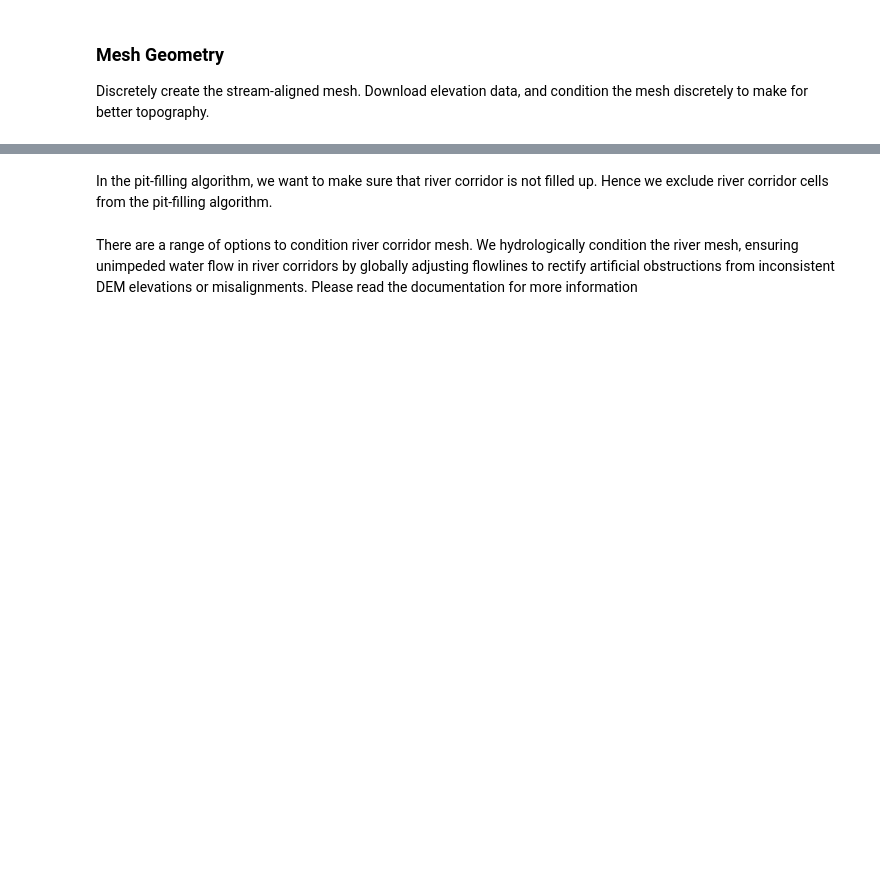
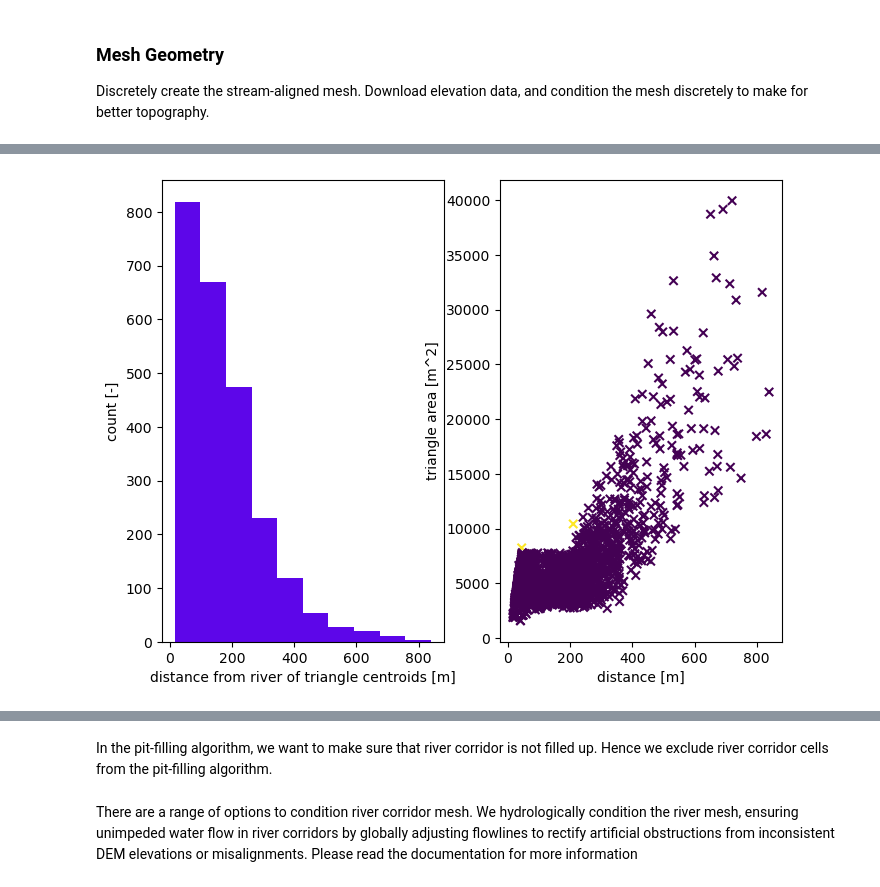
Before and after one commit to environmental-modeling-workflows/watershed-workflow, a Jupyter notebook: examples/coweeta_stream_aligned_mesh.ipynb, the cells around one changed output, grey strips where cells are left out. Cells and saved outputs as stored; diff of their text form; code cells hidden in the pictures; blank space fills up the shorter version.

```diff
--- a/examples/coweeta_stream_aligned_mesh.ipynb
+++ b/examples/coweeta_stream_aligned_mesh.ipynb
@@ -308,7 +326,7 @@ Discretely create the stream-aligned mesh.  Download elevation data, and conditi
 # width of reach by stream order (order:width)
 def widths(reach):
     mapping = {1: 8, 2: 12, 3: 16}
-    order = reach.properties.get('stream_order', 1)
+    order = reach.properties['stream_order']
     return mapping.get(order, 8)  # default width if order not found
 
 # create the mesh
@@ -317,3 +335,4 @@ m2, areas, dists = watershed_workflow.tessalateRiverAligned(watershed, rivers,
                                                             refine_min_angle=min_angle,
                                                             refine_distance=[refine_d0, refine_A0, refine_d1, refine_A1],
                                                             diagnostics=True)
+# %% [output]
@@ -320,3 +356,4 @@ m2, areas, dists = watershed_workflow.tessalateRiverAligned(watershed, rivers,
+[figure, added]
 # %%
 # get a raster for the elevation map, based on 3DEP
 dem = sources['DEM'].getDataset(watershed.exterior, watershed.crs)['dem']
```
Also changed, not shown: parts of 19 cells of this notebook, 1 other file.
